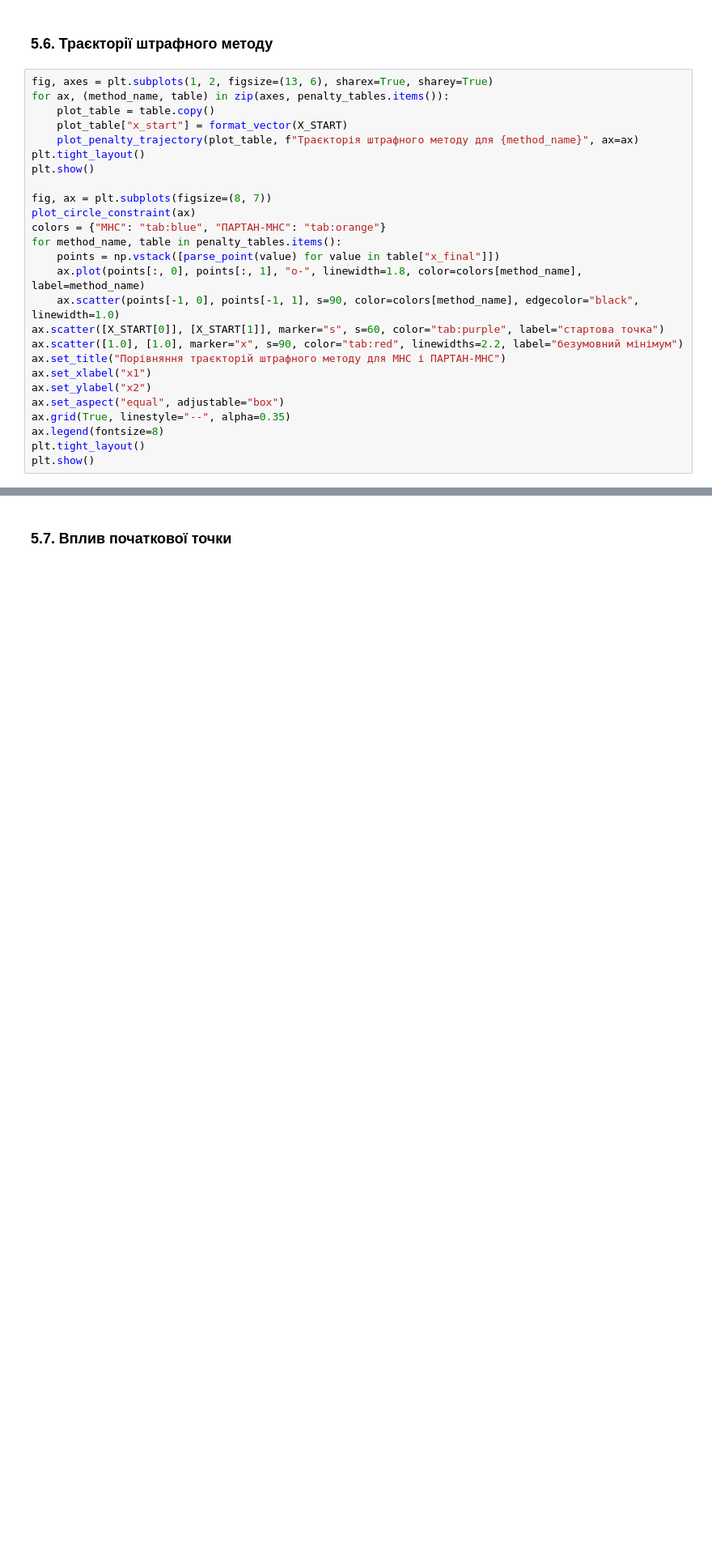
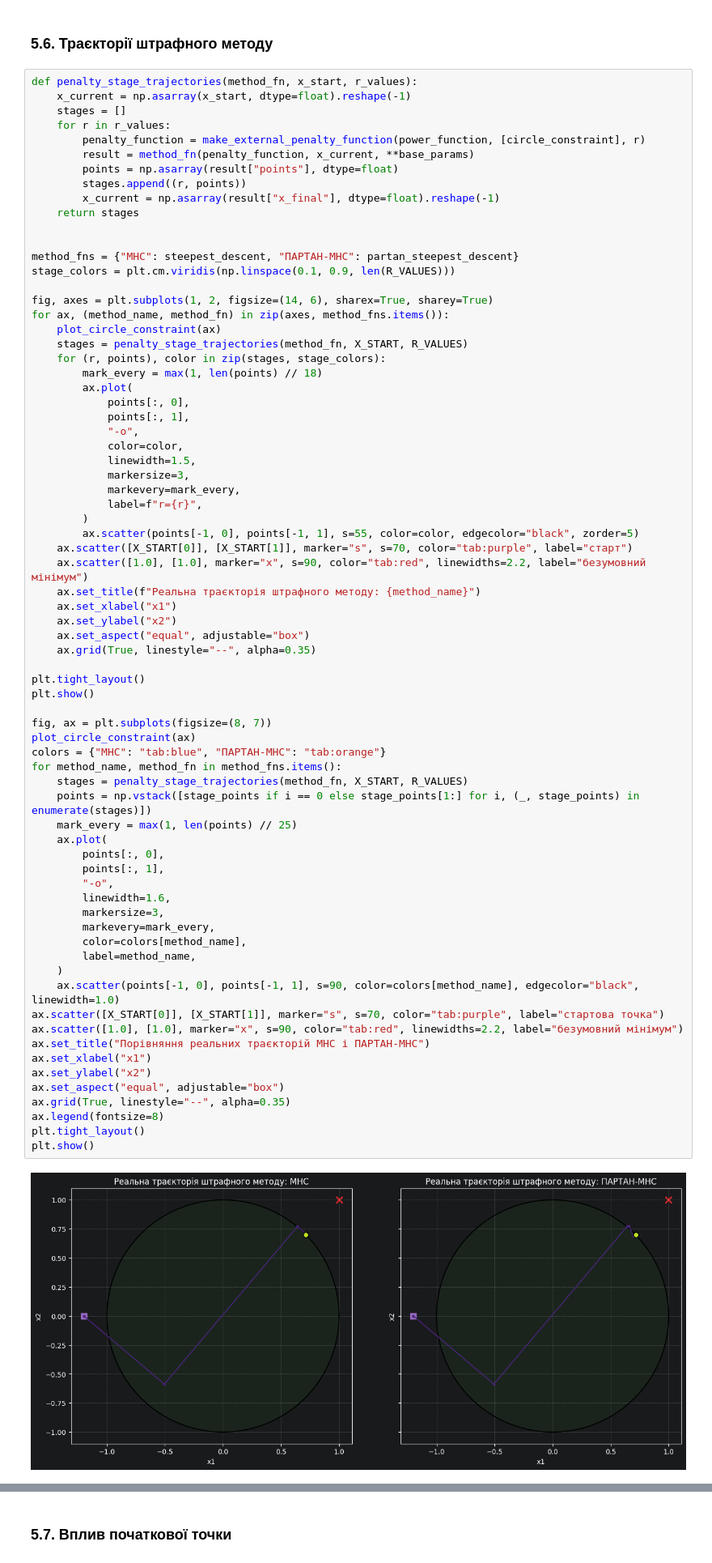
Before and after one commit to sburdiug/my_optimization_methods, a Jupyter notebook: cw/partan_mns_experiments.ipynb, the cells around one changed output, grey strips where cells are left out. Shown at 81% size. Saved outputs shown, nothing was run; the diff lists cells and outputs as text; blank space fills up the shorter version.

```diff
--- a/cw/partan_mns_experiments.ipynb
+++ b/cw/partan_mns_experiments.ipynb
@@ -390,28 +530,76 @@ display(Markdown("**Висновок.** При збільшенні коефіц
 # %% [markdown]
 ### 5.6. Траєкторії штрафного методу
 # %%
-fig, axes = plt.subplots(1, 2, figsize=(13, 6), sharex=True, sharey=True)
-for ax, (method_name, table) in zip(axes, penalty_tables.items()):
-    plot_table = table.copy()
-    plot_table["x_start"] = format_vector(X_START)
-    plot_penalty_trajectory(plot_table, f"Траєкторія штрафного методу для {method_name}", ax=ax)
+def penalty_stage_trajectories(method_fn, x_start, r_values):
+    x_current = np.asarray(x_start, dtype=float).reshape(-1)
+    stages = []
+    for r in r_values:
+        penalty_function = make_external_penalty_function(power_function, [circle_constraint], r)
+        result = method_fn(penalty_function, x_current, **base_params)
+        points = np.asarray(result["points"], dtype=float)
+        stages.append((r, points))
+        x_current = np.asarray(result["x_final"], dtype=float).reshape(-1)
+    return stages
+
+
+method_fns = {"МНС": steepest_descent, "ПАРТАН-МНС": partan_steepest_descent}
+stage_colors = plt.cm.viridis(np.linspace(0.1, 0.9, len(R_VALUES)))
+
+fig, axes = plt.subplots(1, 2, figsize=(14, 6), sharex=True, sharey=True)
+for ax, (method_name, method_fn) in zip(axes, method_fns.items()):
+    plot_circle_constraint(ax)
+    stages = penalty_stage_trajectories(method_fn, X_START, R_VALUES)
+    for (r, points), color in zip(stages, stage_colors):
+        mark_every = max(1, len(points) // 18)
+        ax.plot(
+            points[:, 0],
+            points[:, 1],
+            "-o",
+            color=color,
+            linewidth=1.5,
+            markersize=3,
+            markevery=mark_every,
+            label=f"r={r}",
+        )
+        ax.scatter(points[-1, 0], points[-1, 1], s=55, color=color, edgecolor="black", zorder=5)
+    ax.scatter([X_START[0]], [X_START[1]], marker="s", s=70, color="tab:purple", label="старт")
+    ax.scatter([1.0], [1.0], marker="x", s=90, color="tab:red", linewidths=2.2, label="безумовний мінімум")
+    ax.set_title(f"Реальна траєкторія штрафного методу: {method_name}")
+    ax.set_xlabel("x1")
+    ax.set_ylabel("x2")
+    ax.set_aspect("equal", adjustable="box")
+    ax.grid(True, linestyle="--", alpha=0.35)
+
 plt.tight_layout()
 plt.show()
 
 fig, ax = plt.subplots(figsize=(8, 7))
 plot_circle_constraint(ax)
 colors = {"МНС": "tab:blue", "ПАРТАН-МНС": "tab:orange"}
-for method_name, table in penalty_tables.items():
-    points = np.vstack([parse_point(value) for value in table["x_final"]])
-    ax.plot(points[:, 0], points[:, 1], "o-", linewidth=1.8, color=colors[method_name], label=method_name)
+for method_name, method_fn in method_fns.items():
+    stages = penalty_stage_trajectories(method_fn, X_START, R_VALUES)
+    points = np.vstack([stage_points if i == 0 else stage_points[1:] for i, (_, stage_points) in enumerate(stages)])
+    mark_every = max(1, len(points) // 25)
+    ax.plot(
+        points[:, 0],
+        points[:, 1],
+        "-o",
+        linewidth=1.6,
+        markersize=3,
+        markevery=mark_every,
+        color=colors[method_name],
+        label=method_name,
+    )
     ax.scatter(points[-1, 0], points[-1, 1], s=90, color=colors[method_name], edgecolor="black", linewidth=1.0)
-ax.scatter([X_START[0]], [X_START[1]], marker="s", s=60, color="tab:purple", label="стартова точка")
+ax.scatter([X_START[0]], [X_START[1]], marker="s", s=70, color="tab:purple", label="стартова точка")
 ax.scatter([1.0], [1.0], marker="x", s=90, color="tab:red", linewidths=2.2, label="безумовний мінімум")
-ax.set_title("Порівняння траєкторій штрафного методу для МНС і ПАРТАН-МНС")
+ax.set_title("Порівняння реальних траєкторій МНС і ПАРТАН-МНС")
 ax.set_xlabel("x1")
 ax.set_ylabel("x2")
 ax.set_aspect("equal", adjustable="box")
 ax.grid(True, linestyle="--", alpha=0.35)
 ax.legend(fontsize=8)
 plt.tight_layout()
 plt.show()
+# %% [output]
+[figure, added]
```
Also changed, not shown: parts of 23 cells of this notebook, 1 other file.
